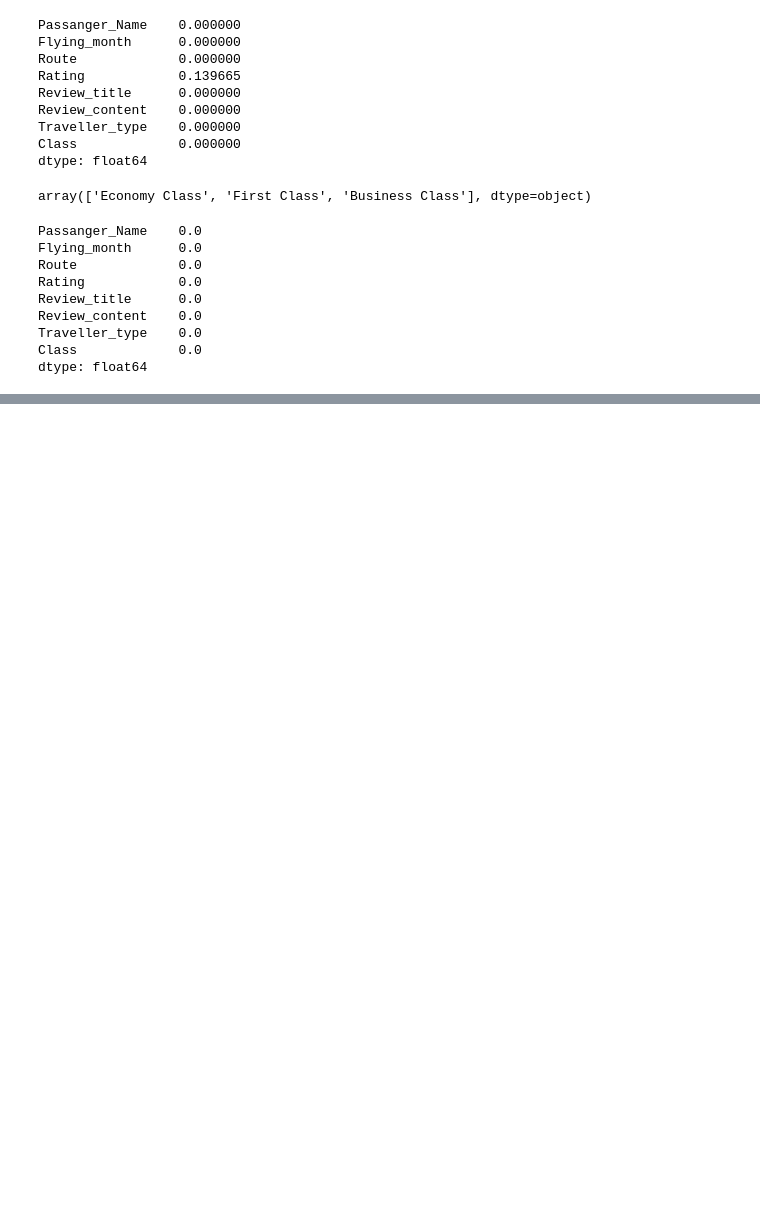
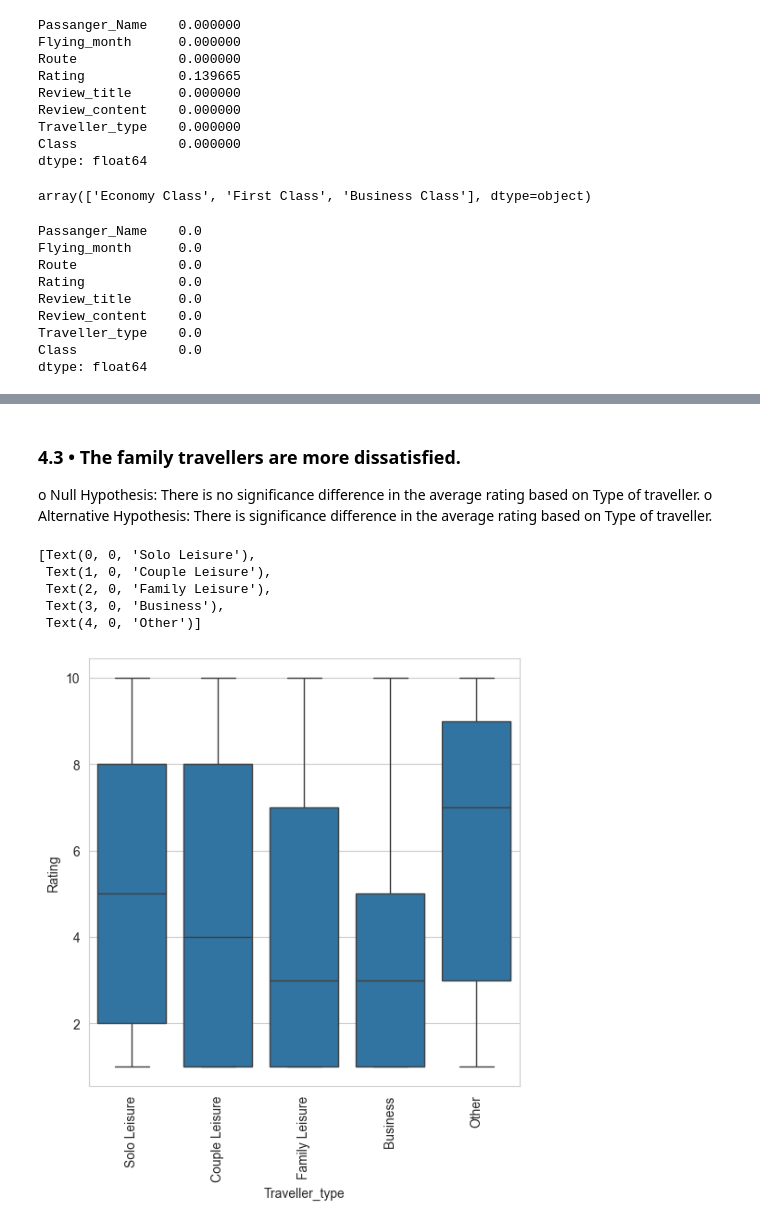
Before and after one commit to elkinbarretorojas/data_science, a Jupyter notebook: airline/airline.ipynb, the cells around one changed output, grey strips where cells are left out. Saved outputs shown, nothing was run; the diff lists cells and outputs as text; code cells hidden in the pictures; blank space fills up the shorter version.

```diff
--- a/airline/airline.ipynb
+++ b/airline/airline.ipynb
@@ -304,0 +322,15 @@ airline_data
+# %% [markdown]
+### 4.3 •	The family travellers are more dissatisfied.
+o	Null Hypothesis: There is no significance difference in the average rating based on Type of traveller.
+o	Alternative Hypothesis: There is significance difference in the average rating based on Type of traveller.
+# %%
+plt.figure(figsize=(6,6))
+my_plot = sns.boxplot(x=airline_data['Traveller_type'],y=airline_data['Rating'])
+my_plot.set_xticklabels(my_plot.get_xticklabels(), rotation=90)
+# %% [output]
+[Text(0, 0, 'Solo Leisure'),
+ Text(1, 0, 'Couple Leisure'),
+ Text(2, 0, 'Family Leisure'),
+ Text(3, 0, 'Business'),
+ Text(4, 0, 'Other')]
+[figure, added]
```
Also changed, not shown: parts of 26 cells of this notebook.
